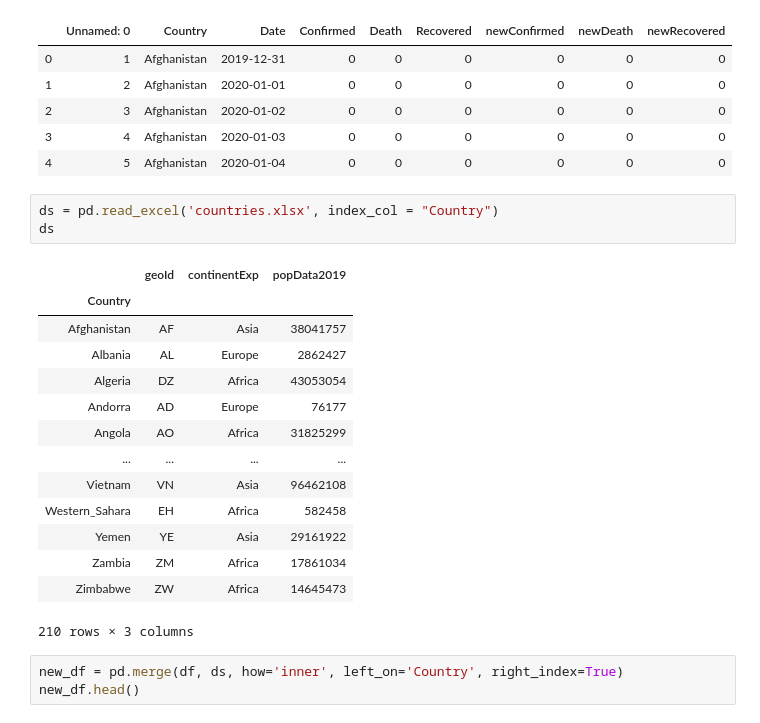
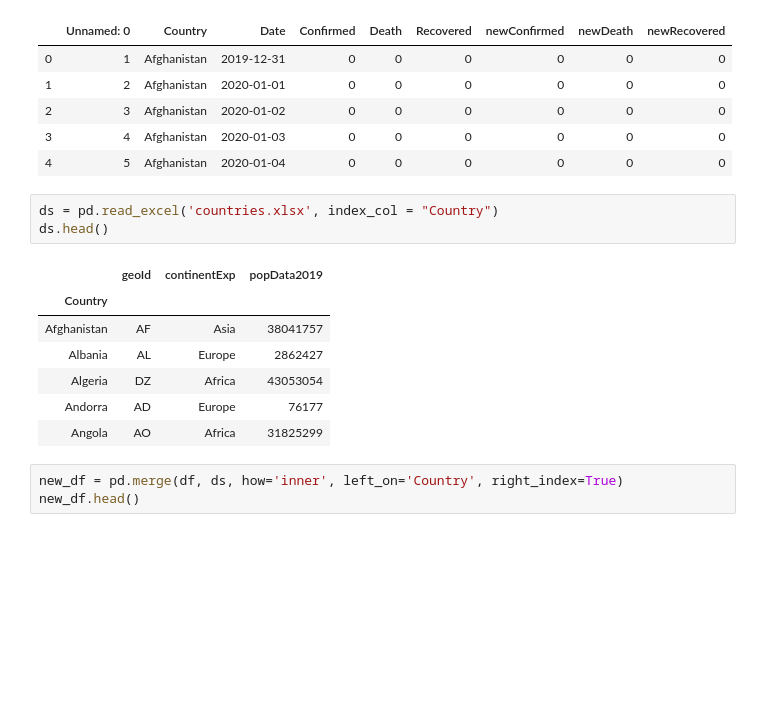
Before and after one commit to karashchuk/mathstatistics_08, a Jupyter notebook: Statistics_COVID.ipynb, the cells around one changed output. Cells and saved outputs as stored; diff of their text form; blank space fills up the shorter version.

```diff
--- a/Statistics_COVID.ipynb
+++ b/Statistics_COVID.ipynb
@@ -11,22 +11,15 @@ df.head()
 | 4 | 5 | Afghanistan | 2020-01-04 | 0 | 0 | 0 | 0 | 0 | 0 |
 # %%
 ds = pd.read_excel('countries.xlsx', index_col = "Country")
-ds
+ds.head()
 # %% [output]
 |  | geoId | continentExp | popData2019 |
 | Country |  |  |  |
 | Afghanistan | AF | Asia | 38041757 |
 | Albania | AL | Europe | 2862427 |
 | Algeria | DZ | Africa | 43053054 |
 | Andorra | AD | Europe | 76177 |
 | Angola | AO | Africa | 31825299 |
-| ... | ... | ... | ... |
-| Vietnam | VN | Asia | 96462108 |
-| Western_Sahara | EH | Africa | 582458 |
-| Yemen | YE | Asia | 29161922 |
-| Zambia | ZM | Africa | 17861034 |
-| Zimbabwe | ZW | Africa | 14645473 |
-210 rows × 3 columns
 # %%
 new_df = pd.merge(df, ds, how='inner', left_on='Country', right_index=True)
 new_df.head()
```
Also changed, not shown: parts of 42 cells of this notebook.
